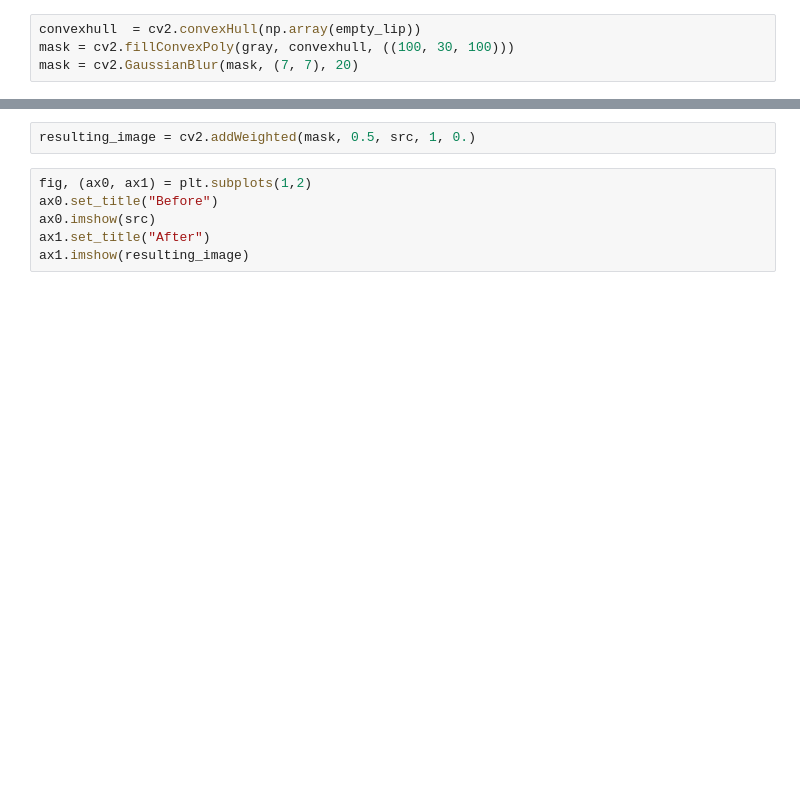
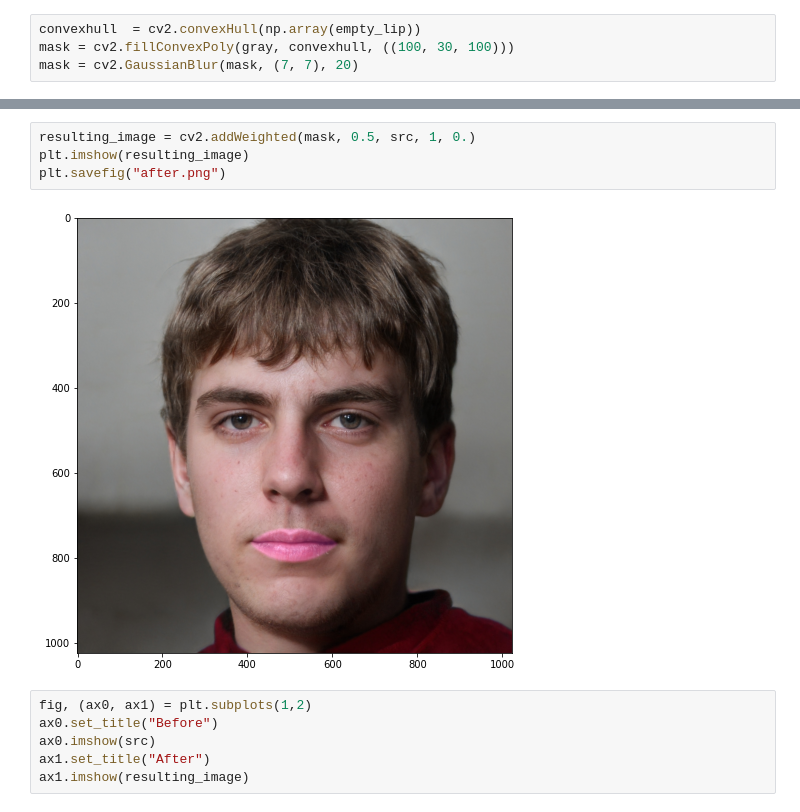
Before and after one commit to kayeungadrian-tam/Mediapipe-python, a Jupyter notebook: notebooks/lip_filter.ipynb, the cells around one changed output, grey strips where cells are left out. Cells and saved outputs as stored; diff of their text form; blank space fills up the shorter version.

```diff
--- a/notebooks/lip_filter.ipynb
+++ b/notebooks/lip_filter.ipynb
@@ -112,6 +71,10 @@ plt.imshow(mask)
 [figure]
 # %%
 resulting_image = cv2.addWeighted(mask, 0.5, src, 1, 0.)
+plt.imshow(resulting_image)
+plt.savefig("after.png")
+# %% [output]
+[figure, added]
 # %%
 fig, (ax0, ax1) = plt.subplots(1,2)
 ax0.set_title("Before")
```
Also changed, not shown: parts of 7 cells of this notebook.
